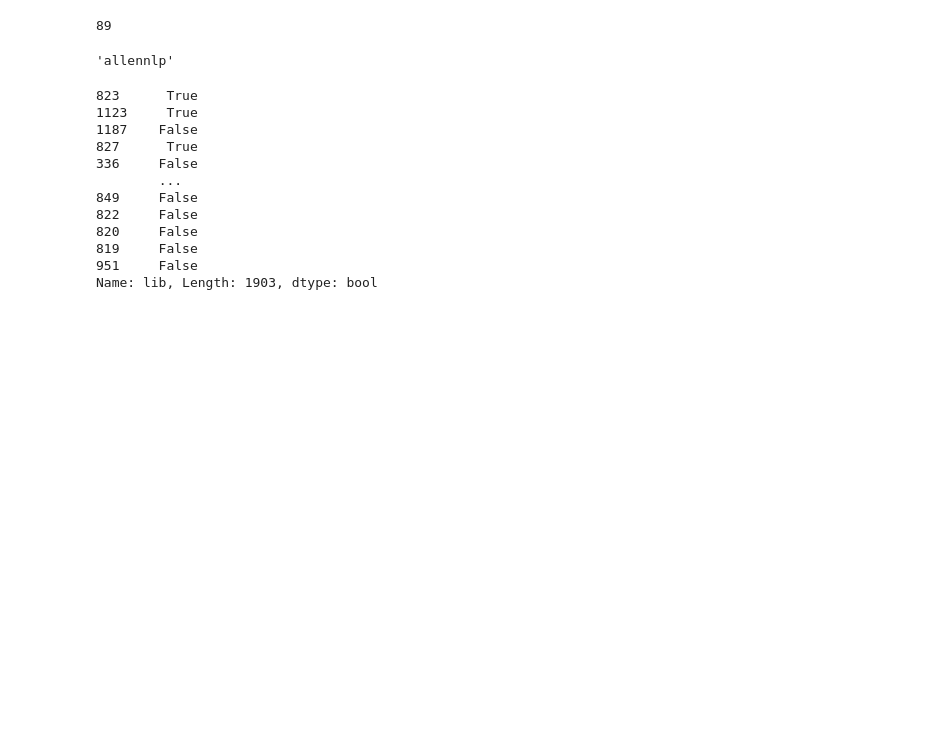
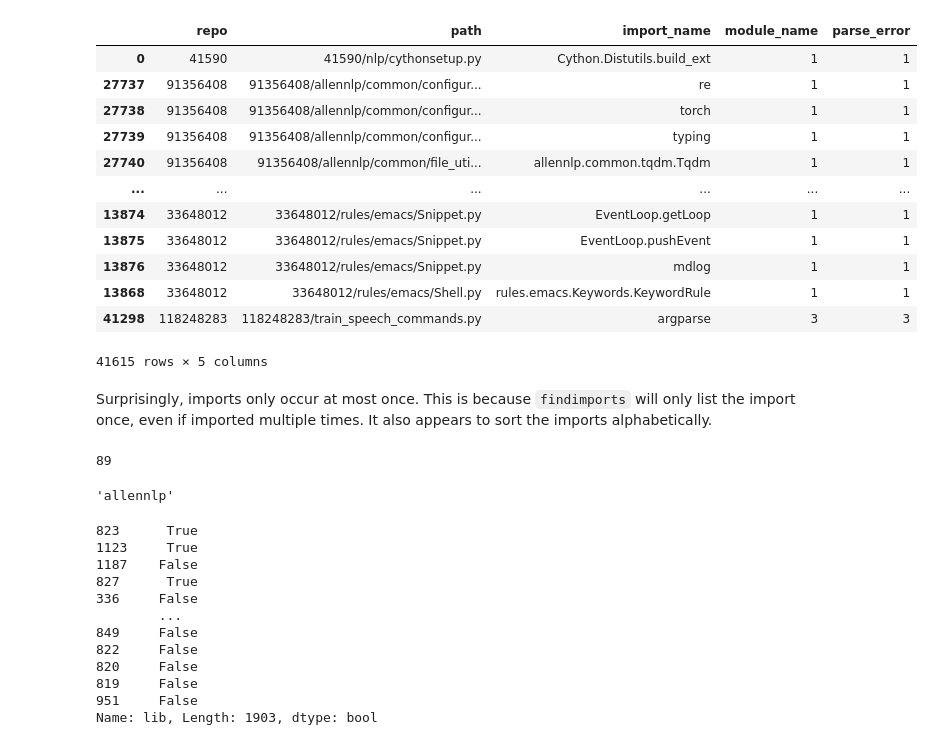
Before and after one commit to a2i2/mining-data-science-repositories, a Jupyter notebook: notebooks/analyse_imports_old-check-tmp.ipynb, the cells around one changed output. Saved outputs shown, nothing was run; the diff lists cells and outputs as text; code cells hidden in the pictures; blank space fills up the shorter version.

```diff
--- a/notebooks/analyse_imports.ipynb
+++ b/notebooks/analyse_imports_old-check-tmp.ipynb
@@ -56,3 +92,21 @@ dtype: int64
+# %%
+df_import_counts_flat.sort_values("module_name")
+# %% [output]
+|  | repo | path | import_name | module_name | parse_error |
+| 0 | 41590 | 41590/nlp/cythonsetup.py | Cython.Distutils.build_ext | 1 | 1 |
+| 27737 | 91356408 | 91356408/allennlp/common/configur... | re | 1 | 1 |
+| 27738 | 91356408 | 91356408/allennlp/common/configur... | torch | 1 | 1 |
+| 27739 | 91356408 | 91356408/allennlp/common/configur... | typing | 1 | 1 |
+| 27740 | 91356408 | 91356408/allennlp/common/file_uti... | allennlp.common.tqdm.Tqdm | 1 | 1 |
+| ... | ... | ... | ... | ... | ... |
+| 13874 | 33648012 | 33648012/rules/emacs/Snippet.py | EventLoop.getLoop | 1 | 1 |
+| 13875 | 33648012 | 33648012/rules/emacs/Snippet.py | EventLoop.pushEvent | 1 | 1 |
+| 13876 | 33648012 | 33648012/rules/emacs/Snippet.py | mdlog | 1 | 1 |
+| 13868 | 33648012 | 33648012/rules/emacs/Shell.py | rules.emacs.Keywords.KeywordRule | 1 | 1 |
+| 41298 | 118248283 | 118248283/train_speech_commands.py | argparse | 3 | 3 |
+41615 rows × 5 columns
+# %% [markdown]
+Surprisingly, imports only occur at most once. This is because `findimports` will only list the import once, even if imported multiple times. It also appears to sort the imports alphabetically.
 # %%
 num_repos = proj_imports.nunique()["repo"]
 num_repos
```
Also changed, not shown: parts of 9 cells of this notebook, 5 other files.
